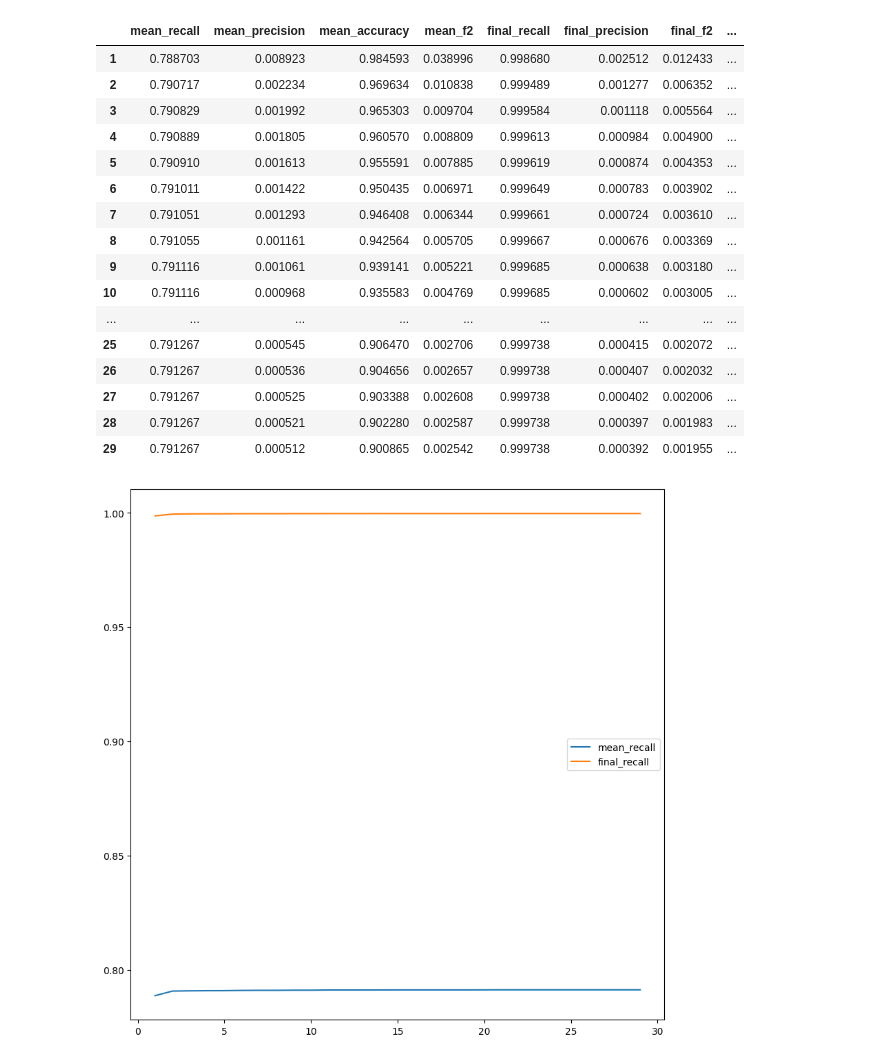
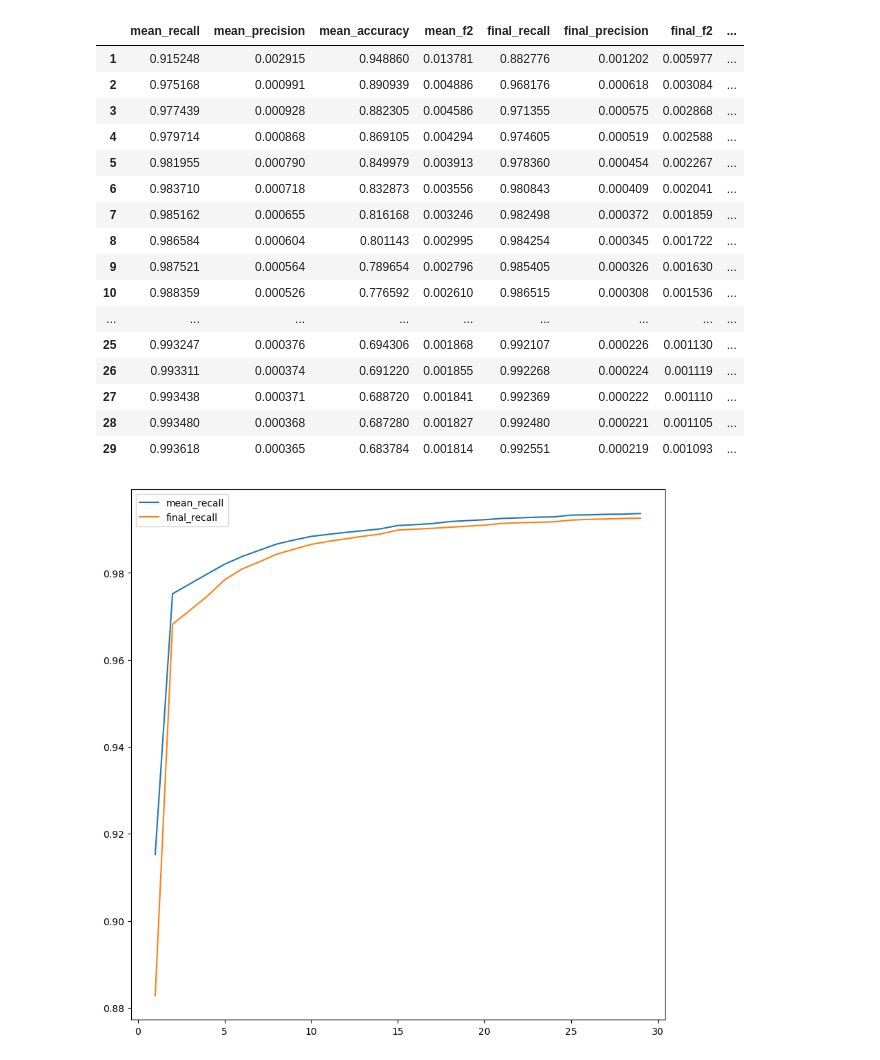
Before and after one commit to louis845/KaggleLearningEquality2023, a Jupyter notebook: tree_structure_pair_restriction.ipynb, the cells around one changed output. Drawn from its saved outputs; the diff is of its cells as text; code cells hidden in the pictures.

```diff
--- a/tree_structure_pair_restriction.ipynb
+++ b/tree_structure_pair_restriction.ipynb
@@ -68,7 +68,7 @@ for min_expand in range(1,30):
         mapping[k] = node.least_subtree.topic_num_id
     mapping_dict[min_expand] = mapping
 # %%
-folder = config.resources_path + "model_eval_tree/" + "topics_tree_overshoot_small_trained_on_train_eval_train/"
+folder = config.resources_path + "model_eval_tree/" + "precise_best_in_test/"
 cors_arr = np.empty(shape = len(topics), dtype = "object")
 for k in range(len(topics)):
     if os.path.isfile(folder + str(k) + ".npy"):
@@ -77,8 +77,8 @@ for k in range(len(topics)):
         row_preds = set()
     cors_arr[k] = row_preds
 
-dframe = model_bert_evaluation_helpers.evaluate_quality_from_cors_arr(mapping_dict, data_bert.train_topics_num_id,
-                                                                   data_bert.train_contents_num_id, cors_arr)
+dframe = model_bert_evaluation_helpers.evaluate_quality_from_cors_arr(mapping_dict, data_bert.test_topics_num_id,
+                                                                   data_bert.test_contents_num_id, cors_arr)
 display(dframe)
 dframe[["mean_recall", "final_recall"]].plot(figsize = (10, 10))
 plt.show()
@@ -107,18 +107,18 @@ Computed metrics of 49400 out of 49523
 |  | mean_recall | mean_precision | mean_accuracy | mean_f2 | final_recall | final_precision | final_f2 | ... |
-| 1 | 0.788703 | 0.008923 | 0.984593 | 0.038996 | 0.998680 | 0.002512 | 0.012433 | ... |
-| 2 | 0.790717 | 0.002234 | 0.969634 | 0.010838 | 0.999489 | 0.001277 | 0.006352 | ... |
-| 3 | 0.790829 | 0.001992 | 0.965303 | 0.009704 | 0.999584 | 0.001118 | 0.005564 | ... |
-| 4 | 0.790889 | 0.001805 | 0.960570 | 0.008809 | 0.999613 | 0.000984 | 0.004900 | ... |
-| 5 | 0.790910 | 0.001613 | 0.955591 | 0.007885 | 0.999619 | 0.000874 | 0.004353 | ... |
-| 6 | 0.791011 | 0.001422 | 0.950435 | 0.006971 | 0.999649 | 0.000783 | 0.003902 | ... |
-| 7 | 0.791051 | 0.001293 | 0.946408 | 0.006344 | 0.999661 | 0.000724 | 0.003610 | ... |
-| 8 | 0.791055 | 0.001161 | 0.942564 | 0.005705 | 0.999667 | 0.000676 | 0.003369 | ... |
-| 9 | 0.791116 | 0.001061 | 0.939141 | 0.005221 | 0.999685 | 0.000638 | 0.003180 | ... |
-| 10 | 0.791116 | 0.000968 | 0.935583 | 0.004769 | 0.999685 | 0.000602 | 0.003005 | ... |
+| 1 | 0.915248 | 0.002915 | 0.948860 | 0.013781 | 0.882776 | 0.001202 | 0.005977 | ... |
+| 2 | 0.975168 | 0.000991 | 0.890939 | 0.004886 | 0.968176 | 0.000618 | 0.003084 | ... |
+| 3 | 0.977439 | 0.000928 | 0.882305 | 0.004586 | 0.971355 | 0.000575 | 0.002868 | ... |
+| 4 | 0.979714 | 0.000868 | 0.869105 | 0.004294 | 0.974605 | 0.000519 | 0.002588 | ... |
+| 5 | 0.981955 | 0.000790 | 0.849979 | 0.003913 | 0.978360 | 0.000454 | 0.002267 | ... |
+| 6 | 0.983710 | 0.000718 | 0.832873 | 0.003556 | 0.980843 | 0.000409 | 0.002041 | ... |
+| 7 | 0.985162 | 0.000655 | 0.816168 | 0.003246 | 0.982498 | 0.000372 | 0.001859 | ... |
+| 8 | 0.986584 | 0.000604 | 0.801143 | 0.002995 | 0.984254 | 0.000345 | 0.001722 | ... |
+| 9 | 0.987521 | 0.000564 | 0.789654 | 0.002796 | 0.985405 | 0.000326 | 0.001630 | ... |
+| 10 | 0.988359 | 0.000526 | 0.776592 | 0.002610 | 0.986515 | 0.000308 | 0.001536 | ... |
 | ... | ... | ... | ... | ... | ... | ... | ... | ... |
-| 25 | 0.791267 | 0.000545 | 0.906470 | 0.002706 | 0.999738 | 0.000415 | 0.002072 | ... |
-| 26 | 0.791267 | 0.000536 | 0.904656 | 0.002657 | 0.999738 | 0.000407 | 0.002032 | ... |
-| 27 | 0.791267 | 0.000525 | 0.903388 | 0.002608 | 0.999738 | 0.000402 | 0.002006 | ... |
-| 28 | 0.791267 | 0.000521 | 0.902280 | 0.002587 | 0.999738 | 0.000397 | 0.001983 | ... |
-| 29 | 0.791267 | 0.000512 | 0.900865 | 0.002542 | 0.999738 | 0.000392 | 0.001955 | ... |
+| 25 | 0.993247 | 0.000376 | 0.694306 | 0.001868 | 0.992107 | 0.000226 | 0.001130 | ... |
+| 26 | 0.993311 | 0.000374 | 0.691220 | 0.001855 | 0.992268 | 0.000224 | 0.001119 | ... |
+| 27 | 0.993438 | 0.000371 | 0.688720 | 0.001841 | 0.992369 | 0.000222 | 0.001110 | ... |
+| 28 | 0.993480 | 0.000368 | 0.687280 | 0.001827 | 0.992480 | 0.000221 | 0.001105 | ... |
+| 29 | 0.993618 | 0.000365 | 0.683784 | 0.001814 | 0.992551 | 0.000219 | 0.001093 | ... |
-[figure, old version]
+[figure, new version]
```
Also changed, not shown: parts of 11 cells of this notebook, 7 other files.
